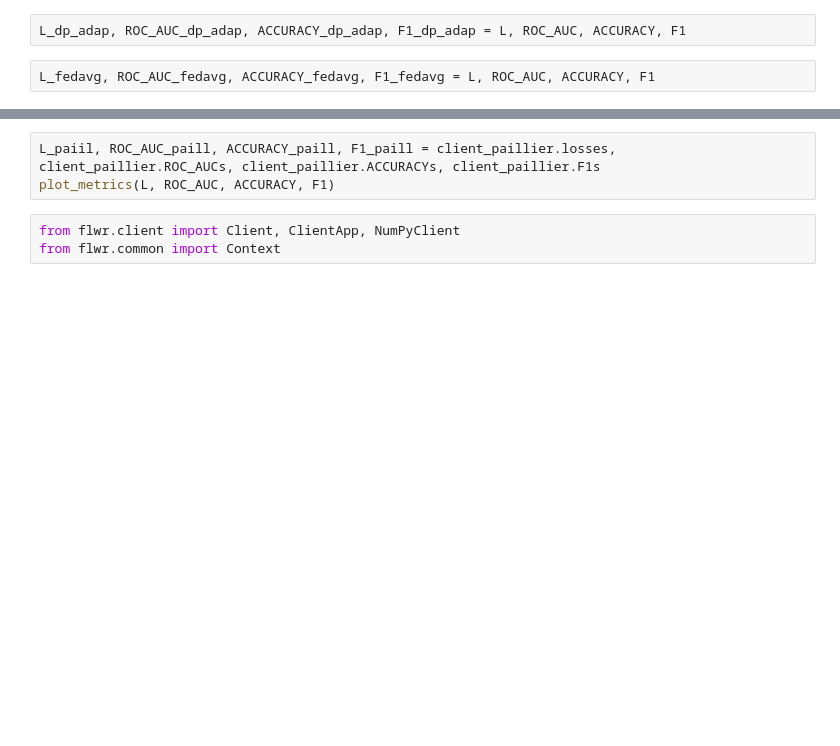
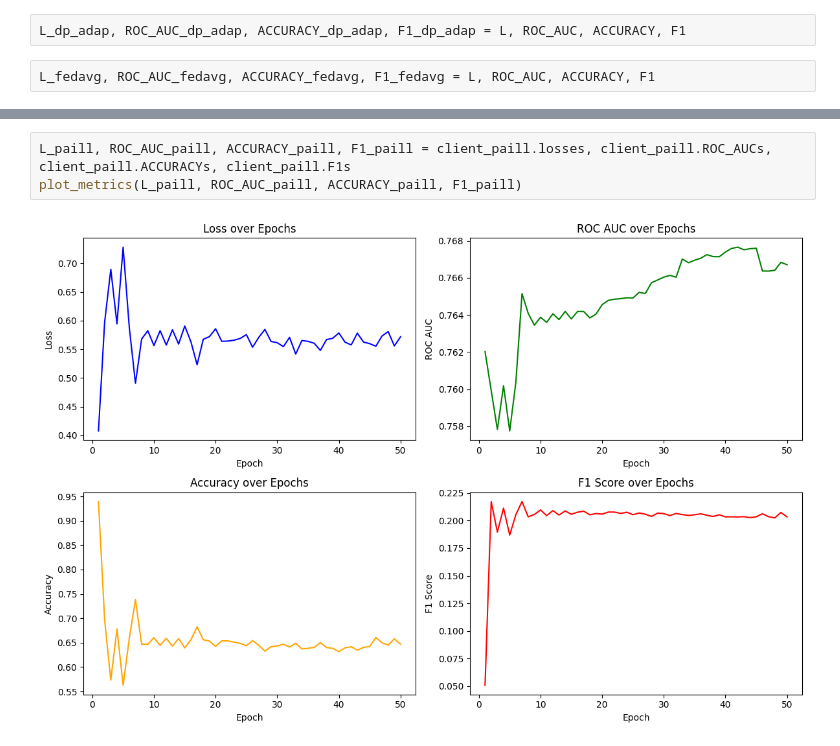
Before and after one commit to AstemirGongapshev/-research_flower, a Jupyter notebook: FedAvg/cl2_n.ipynb, the cells around one changed output, grey strips where cells are left out. Saved outputs shown, nothing was run; the diff lists cells and outputs as text; blank space fills up the shorter version.

```diff
--- a/FedAvg/cl2_n.ipynb
+++ b/FedAvg/cl2_n.ipynb
@@ -644,6 +684,5 @@ _MultiThreadedRendezvous: <_MultiThreadedRendezvous of RPC that terminated with:
 # %%
-L_paiil, ROC_AUC_paill, ACCURACY_paill, F1_paill = client_paillier.losses, client_paillier.ROC_AUCs, client_paillier.ACCURACYs, client_paillier.F1s
-plot_metrics(L, ROC_AUC, ACCURACY, F1)
+L_paill, ROC_AUC_paill, ACCURACY_paill, F1_paill = client_paill.losses, client_paill.ROC_AUCs, client_paill.ACCURACYs, client_paill.F1s
+plot_metrics(L_paill, ROC_AUC_paill, ACCURACY_paill, F1_paill)
+# %% [output]
+[figure, added]
-# %%
-from flwr.client import Client, ClientApp, NumPyClient
-from flwr.common import Context
```
Also changed, not shown: parts of 18 cells of this notebook, 10 other files.
